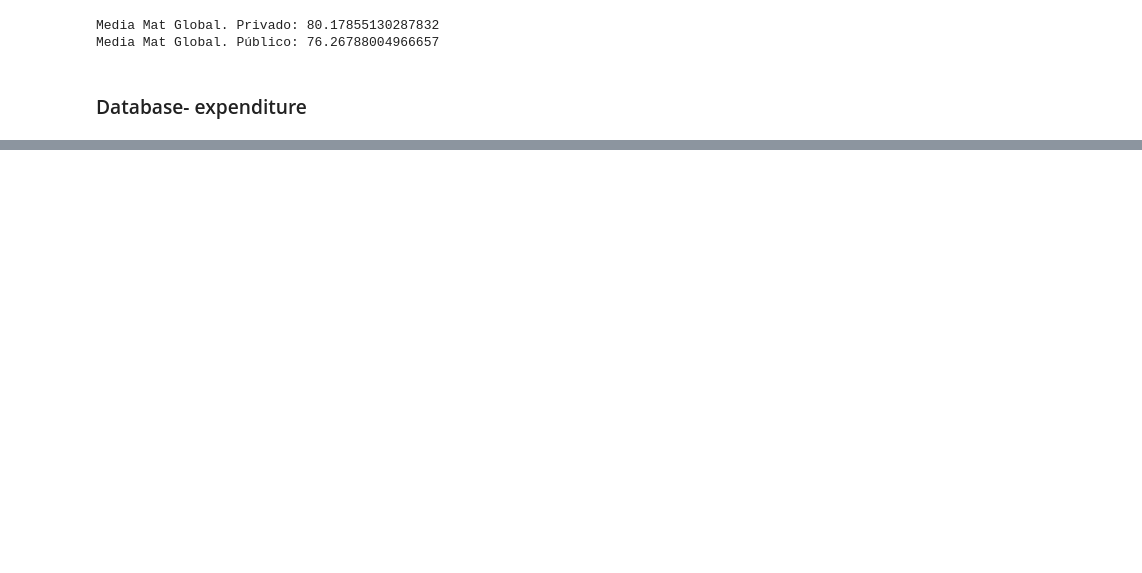
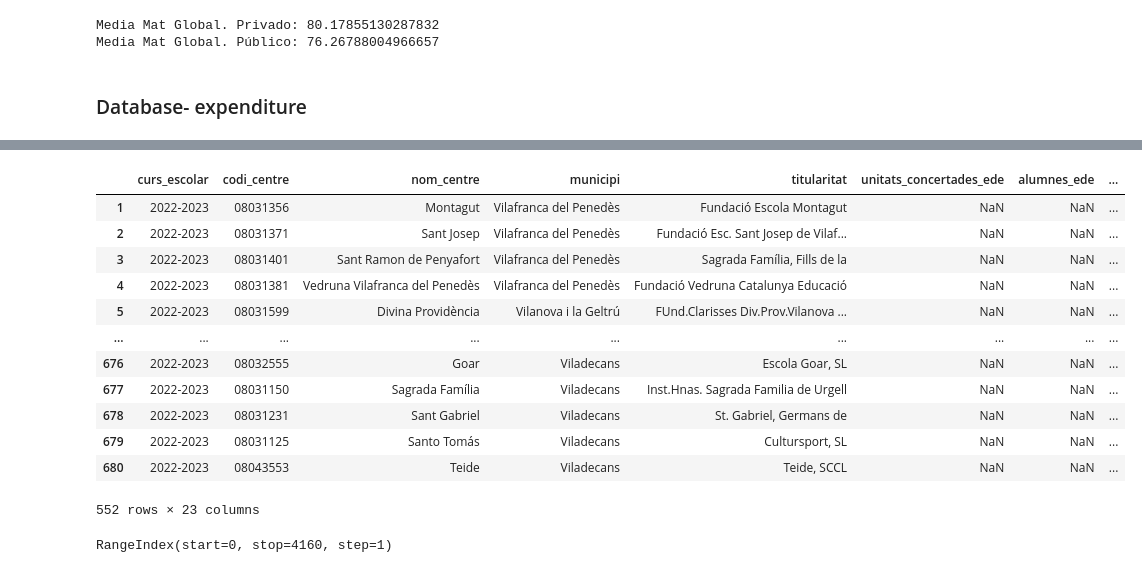
Before and after one commit to edejuan2002/avdm_Competecies, a Jupyter notebook: Eduardo/private_public.ipynb, the cells around one changed output, grey strips where cells are left out. Saved outputs shown, nothing was run; the diff lists cells and outputs as text; code cells hidden in the pictures; blank space fills up the shorter version.

```diff
--- a/Eduardo/private_public.ipynb
+++ b/Eduardo/private_public.ipynb
@@ -155,0 +150,16 @@ Gastos = pd.DataFrame.from_records(results)
+# %%
+gprim[gprim["curs_escolar"] == "2022-2023"]
+# %% [output]
+|  | curs_escolar | codi_centre | nom_centre | municipi | titularitat | unitats_concertades_ede | alumnes_ede | ... |
+| 1 | 2022-2023 | 08031356 | Montagut | Vilafranca del Penedès | Fundació Escola Montagut | NaN | NaN | ... |
+| 2 | 2022-2023 | 08031371 | Sant Josep | Vilafranca del Penedès | Fundació Esc. Sant Josep de Vilaf... | NaN | NaN | ... |
+| 3 | 2022-2023 | 08031401 | Sant Ramon de Penyafort | Vilafranca del Penedès | Sagrada Família, Fills de la | NaN | NaN | ... |
+| 4 | 2022-2023 | 08031381 | Vedruna Vilafranca del Penedès | Vilafranca del Penedès | Fundació Vedruna Catalunya Educació | NaN | NaN | ... |
+| 5 | 2022-2023 | 08031599 | Divina Providència | Vilanova i la Geltrú | FUnd.Clarisses Div.Prov.Vilanova ... | NaN | NaN | ... |
+| ... | ... | ... | ... | ... | ... | ... | ... | ... |
+| 676 | 2022-2023 | 08032555 | Goar | Viladecans | Escola Goar, SL | NaN | NaN | ... |
+| 677 | 2022-2023 | 08031150 | Sagrada Família | Viladecans | Inst.Hnas. Sagrada Familia de Urgell | NaN | NaN | ... |
+| 678 | 2022-2023 | 08031231 | Sant Gabriel | Viladecans | St. Gabriel, Germans de | NaN | NaN | ... |
+| 679 | 2022-2023 | 08031125 | Santo Tomás | Viladecans | Cultursport, SL | NaN | NaN | ... |
+| 680 | 2022-2023 | 08043553 | Teide | Viladecans | Teide, SCCL | NaN | NaN | ... |
+552 rows × 23 columns
@@ -155,0 +191,5 @@ Gastos = pd.DataFrame.from_records(results)
+# %%
+gastos.columns
+gastos.index
+# %% [output]
+RangeIndex(start=0, stop=4160, step=1)
```
Also changed, not shown: parts of 6 cells of this notebook, 2 other files.
